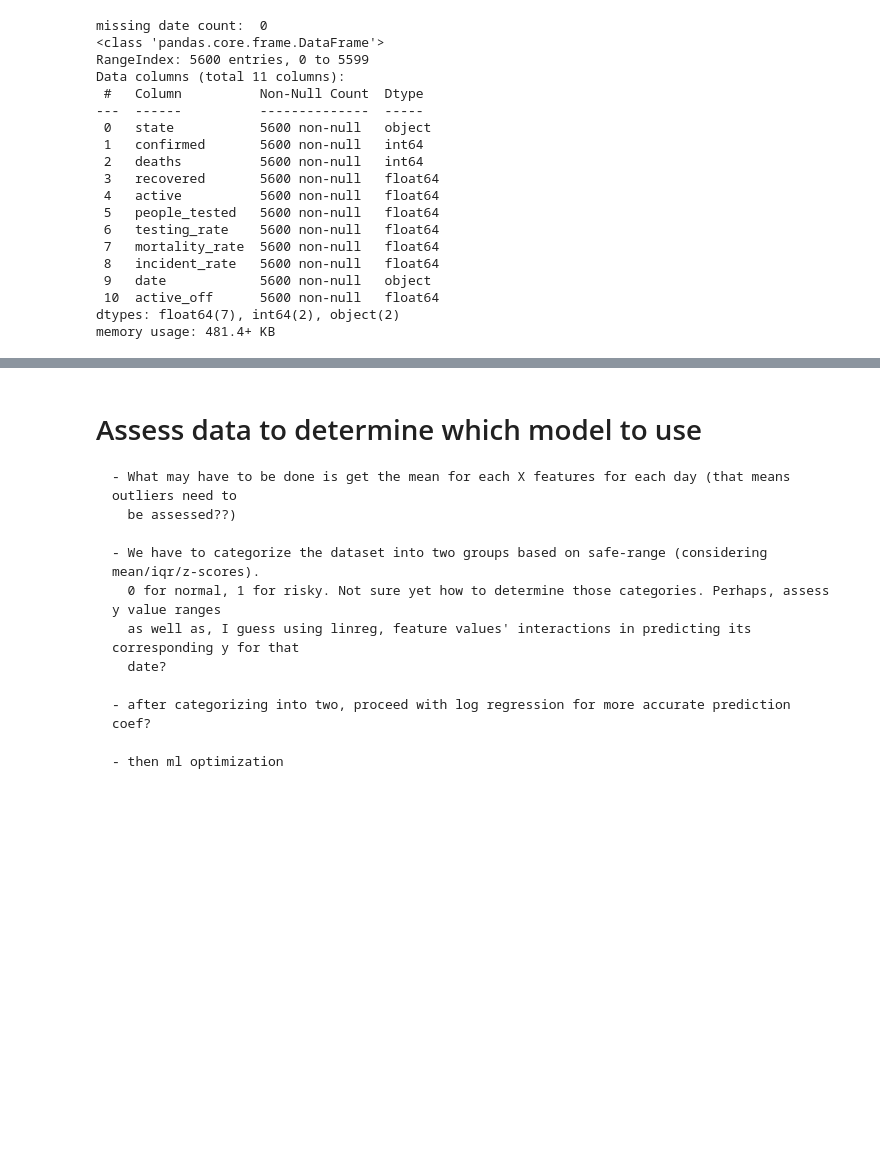
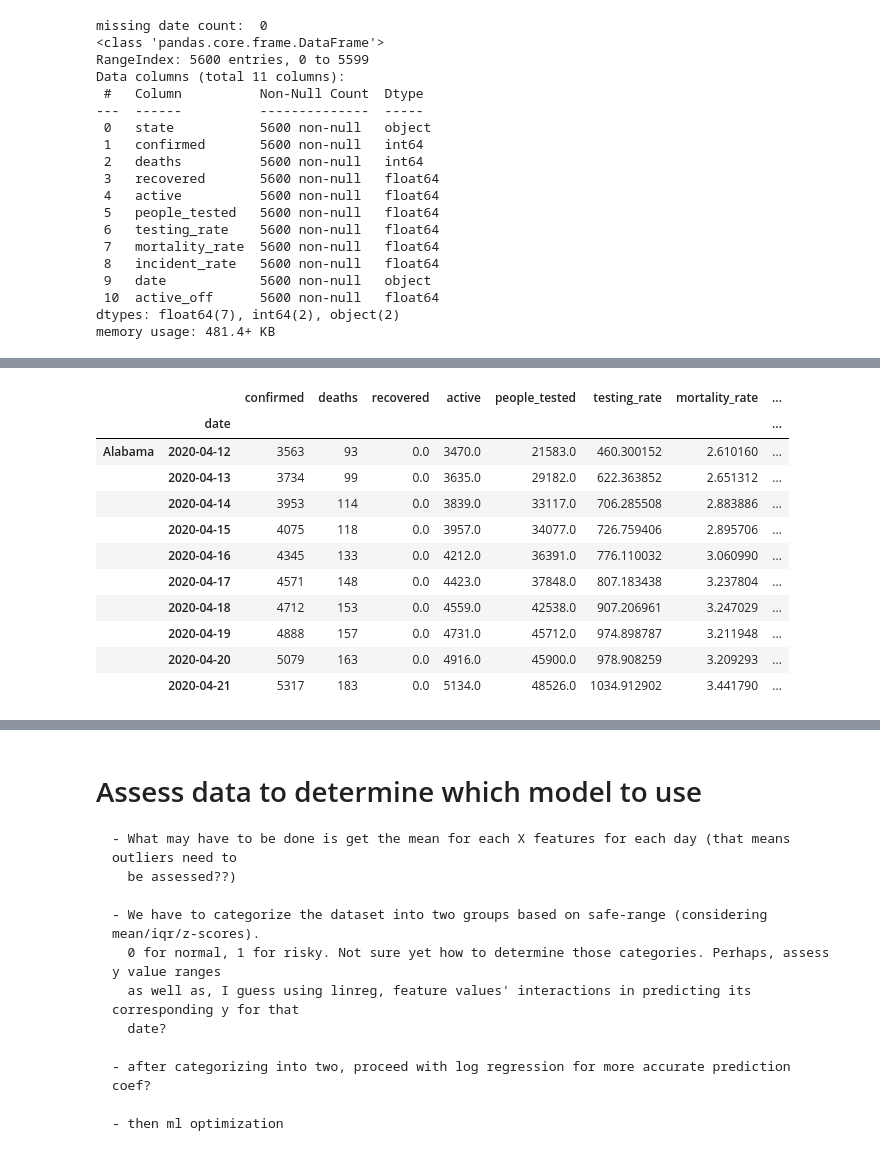
Before and after one commit to jungsNN/covid19-forecast, a Jupyter notebook: rough_draft_2.ipynb, the cells around one changed output, grey strips where cells are left out. Cells and saved outputs as stored; diff of their text form; code cells hidden in the pictures; blank space fills up the shorter version.

```diff
--- a/rough_draft_2.ipynb
+++ b/rough_draft_2.ipynb
@@ -395,3 +395,7 @@ Data columns (total 11 columns):
  10  active_off      5600 non-null   float64
 dtypes: float64(7), int64(2), object(2)
 memory usage: 481.4+ KB
+# %%
+# for some reason, 'date' is no longer datetime, so convert again
+clean_df['date'] = pd.to_datetime(clean_df['date'])
+clean_df.head()
@@ -398,3 +429,2 @@ memory usage: 481.4+ KB
 # %%
-#clean_df.drop('active_off', axis=1, inplace=True)
-clean_df
+clean_df.drop('active_off', axis=1, inplace=True)
@@ -402,0 +444,35 @@ pandas.core.series.Series
+# %%
+# set index as dates first, then transpose, then groupby states
+"""
+arrays = [['Falcon', 'Falcon', 'Parrot', 'Parrot'],
+...           ['Captive', 'Wild', 'Captive', 'Wild']]
+>>> index = pd.MultiIndex.from_arrays(arrays, names=('Animal', 'Type'))
+>>> df = pd.DataFrame({'Max Speed': [390., 350., 30., 20.]},
+...                   index=index)
+  """
+#multid = pd.MultiIndex.from_arrays([clean_df.state,clean_df.date])
+
+newdict = {}
+#newdictT = {}
+for state, dfs in clean_df.groupby(['state']):
+    if state not in newdict.keys():
+        newdict[state] = dfs.set_index('date')
+        #dfs_ = dfs.set_index('date')
+        #newdictT[state] = dfs_.T
+# %%
+newdf = pd.concat(newdict, axis=0)
+bystate_varcols = newdf.drop('state', axis=1)
+bystate_varcols.head(10)
+# %% [output]
+|  |  | confirmed | deaths | recovered | active | people_tested | testing_rate | mortality_rate | ... |
+|  | date |  |  |  |  |  |  |  | ... |
+| Alabama | 2020-04-12 | 3563 | 93 | 0.0 | 3470.0 | 21583.0 | 460.300152 | 2.610160 | ... |
+|  | 2020-04-13 | 3734 | 99 | 0.0 | 3635.0 | 29182.0 | 622.363852 | 2.651312 | ... |
+|  | 2020-04-14 | 3953 | 114 | 0.0 | 3839.0 | 33117.0 | 706.285508 | 2.883886 | ... |
+|  | 2020-04-15 | 4075 | 118 | 0.0 | 3957.0 | 34077.0 | 726.759406 | 2.895706 | ... |
+|  | 2020-04-16 | 4345 | 133 | 0.0 | 4212.0 | 36391.0 | 776.110032 | 3.060990 | ... |
+|  | 2020-04-17 | 4571 | 148 | 0.0 | 4423.0 | 37848.0 | 807.183438 | 3.237804 | ... |
+|  | 2020-04-18 | 4712 | 153 | 0.0 | 4559.0 | 42538.0 | 907.206961 | 3.247029 | ... |
+|  | 2020-04-19 | 4888 | 157 | 0.0 | 4731.0 | 45712.0 | 974.898787 | 3.211948 | ... |
+|  | 2020-04-20 | 5079 | 163 | 0.0 | 4916.0 | 45900.0 | 978.908259 | 3.209293 | ... |
+|  | 2020-04-21 | 5317 | 183 | 0.0 | 5134.0 | 48526.0 | 1034.912902 | 3.441790 | ... |
```
Also changed, not shown: parts of 6 cells of this notebook.
